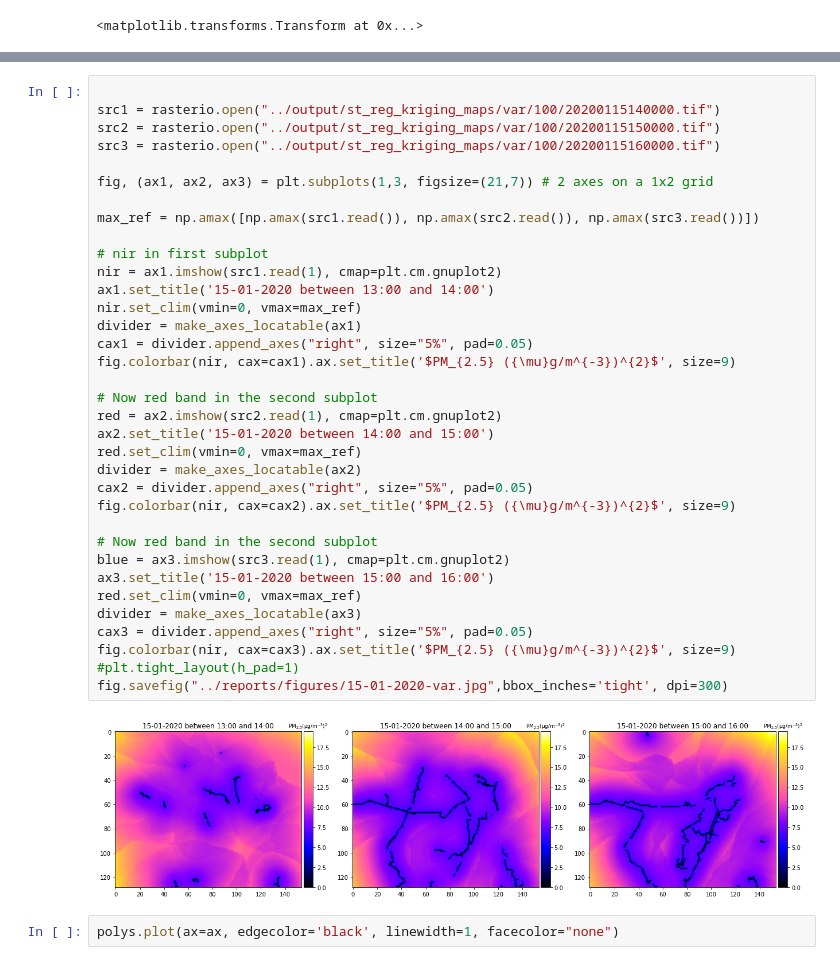
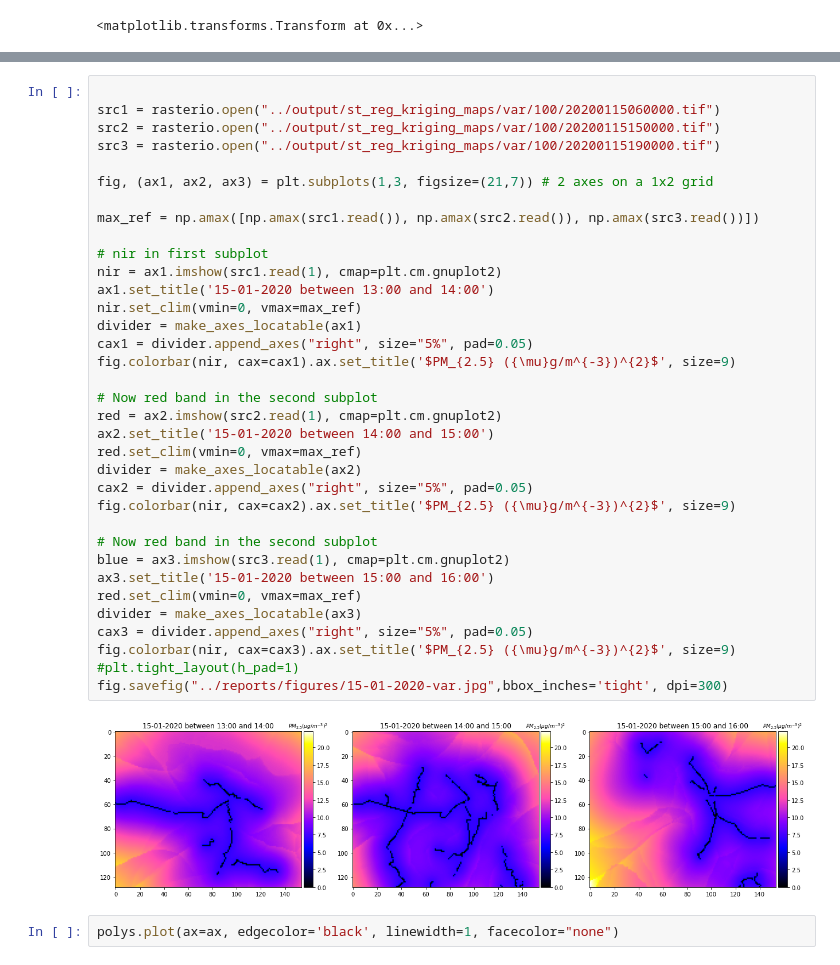
Before and after one commit to ystouthart/ADS-Snuffelfiets-Thesis, a Jupyter notebook: notebooks/1.0-raster-plots.ipynb, the cells around one changed output, grey strips where cells are left out. Saved outputs shown, nothing was run; the diff lists cells and outputs as text.

```diff
--- a/notebooks/1.0-raster-plots.ipynb
+++ b/notebooks/1.0-raster-plots.ipynb
@@ -321,39 +321,39 @@ fig.savefig("../reports/figures/15-01-2020-pred.jpg",bbox_inches='tight', dpi=30
 # %%
 
-src1 = rasterio.open("../output/st_reg_kriging_maps/var/100/20200115140000.tif")
+src1 = rasterio.open("../output/st_reg_kriging_maps/var/100/20200115060000.tif")
 src2 = rasterio.open("../output/st_reg_kriging_maps/var/100/20200115150000.tif")
-src3 = rasterio.open("../output/st_reg_kriging_maps/var/100/20200115160000.tif")
+src3 = rasterio.open("../output/st_reg_kriging_maps/var/100/20200115190000.tif")
 
 fig, (ax1, ax2, ax3) = plt.subplots(1,3, figsize=(21,7)) # 2 axes on a 1x2 grid
 
 max_ref = np.amax([np.amax(src1.read()), np.amax(src2.read()), np.amax(src3.read())])
 
 # nir in first subplot
 nir = ax1.imshow(src1.read(1), cmap=plt.cm.gnuplot2)
 ax1.set_title('15-01-2020 between 13:00 and 14:00')
 nir.set_clim(vmin=0, vmax=max_ref)
 divider = make_axes_locatable(ax1)
 cax1 = divider.append_axes("right", size="5%", pad=0.05)
 fig.colorbar(nir, cax=cax1).ax.set_title('$PM_{2.5} ({\mu}g/m^{-3})^{2}$', size=9)
 
 # Now red band in the second subplot
 red = ax2.imshow(src2.read(1), cmap=plt.cm.gnuplot2)
 ax2.set_title('15-01-2020 between 14:00 and 15:00')
 red.set_clim(vmin=0, vmax=max_ref)
 divider = make_axes_locatable(ax2)
 cax2 = divider.append_axes("right", size="5%", pad=0.05)
 fig.colorbar(nir, cax=cax2).ax.set_title('$PM_{2.5} ({\mu}g/m^{-3})^{2}$', size=9)
 
 # Now red band in the second subplot
 blue = ax3.imshow(src3.read(1), cmap=plt.cm.gnuplot2)
 ax3.set_title('15-01-2020 between 15:00 and 16:00')
 red.set_clim(vmin=0, vmax=max_ref)
 divider = make_axes_locatable(ax3)
 cax3 = divider.append_axes("right", size="5%", pad=0.05)
 fig.colorbar(nir, cax=cax3).ax.set_title('$PM_{2.5} ({\mu}g/m^{-3})^{2}$', size=9)
 #plt.tight_layout(h_pad=1)
 fig.savefig("../reports/figures/15-01-2020-var.jpg",bbox_inches='tight', dpi=300)
 # %% [output]
-[figure, old version]
+[figure, new version]
 # %%
 polys.plot(ax=ax, edgecolor='black', linewidth=1, facecolor="none")
```
Also changed, not shown: parts of 2 cells of this notebook, 20 other files.
